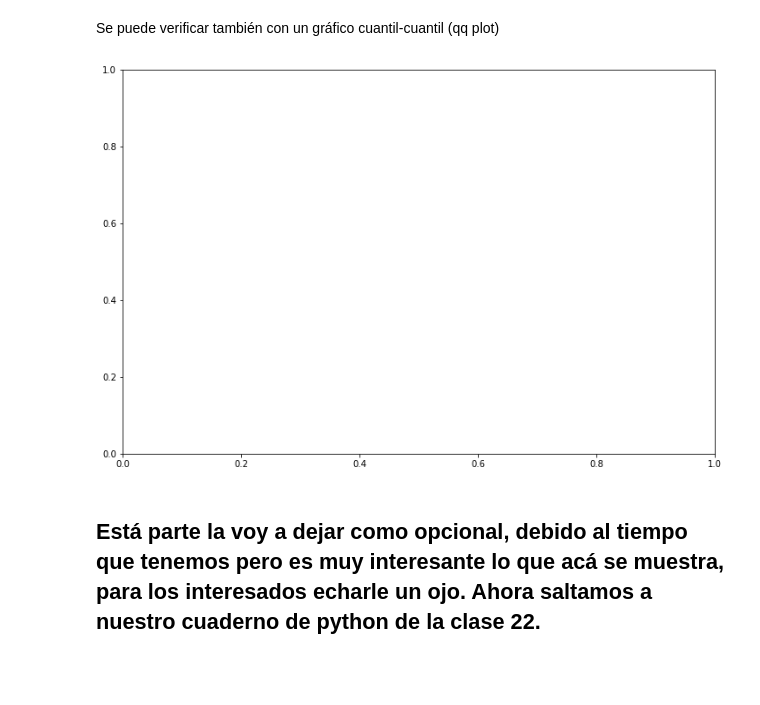
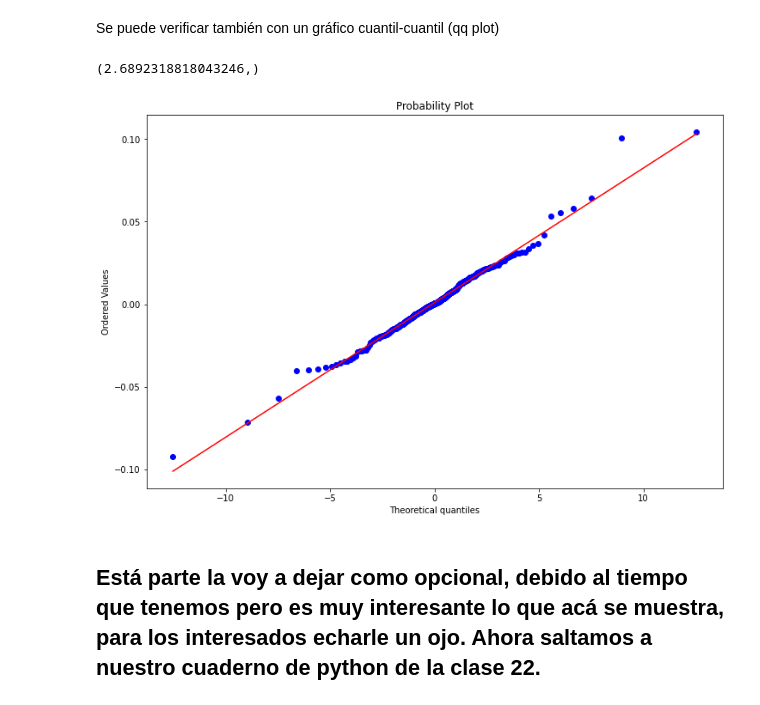
Before and after one commit to feramdor/SPF-2021-II, a Jupyter notebook: TEMA-3/Clase21_ContinuacionClase20.ipynb, the cells around one changed output. Saved outputs shown, nothing was run; the diff lists cells and outputs as text; code cells hidden in the pictures; blank space fills up the shorter version.

```diff
--- a/TEMA-3/Clase21_ContinuacionClase20.ipynb
+++ b/TEMA-3/Clase21_ContinuacionClase20.ipynb
@@ -252,12 +273,18 @@ No es estacionario...
 Justificar simulación.
 # %% [markdown]
 Se puede verificar también con un gráfico cuantil-cuantil (qq plot)
+# %%
+stats.t.fit(Rmsft)[:-2]
+# %% [output]
+(2.6892318818043246,)
 # %%
 fig = plt.figure(figsize=(12,8))
 ax = fig.add_subplot(1,1,1)
-stats.probplot(Rmsft, dist='norm', plot=ax);
+dist = 't'
+stats.probplot(Rmsft, dist=getattr(stats,dist),
+               sparams=(getattr(stats, dist).fit(Rmsft)[:-2]), plot=ax);
 # %% [output]
-[figure, old version]
+[figure, new version]
 # %% [markdown]
 ## Está parte la voy a dejar como opcional, debido al tiempo que tenemos pero es muy interesante lo que acá se muestra, para los interesados echarle un ojo. Ahora saltamos a nuestro cuaderno de python de la clase 22.
 # %% [markdown]
```
Also changed, not shown: parts of 12 cells of this notebook, 2 other files.
